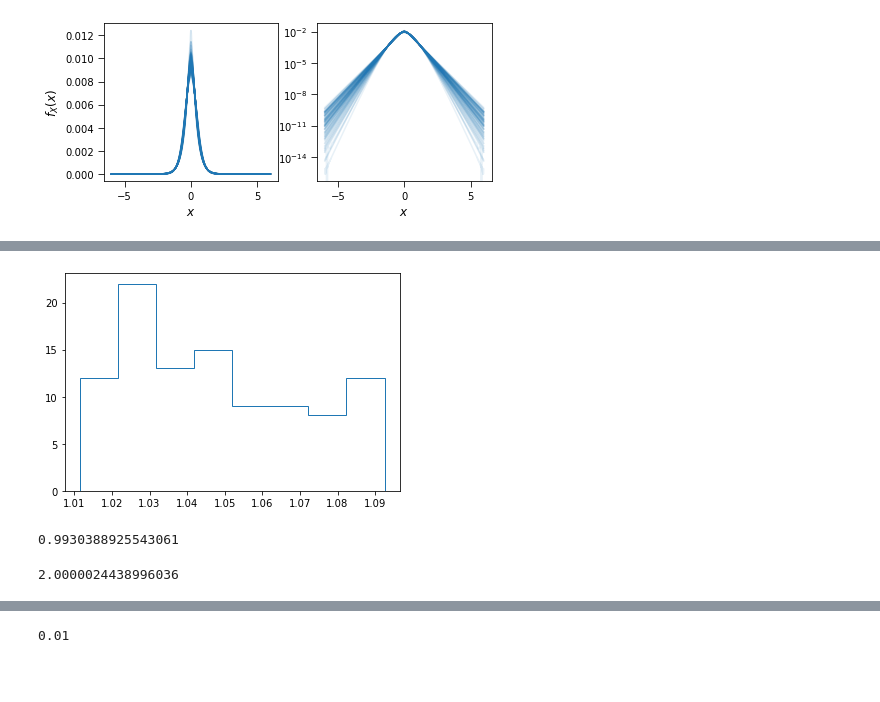
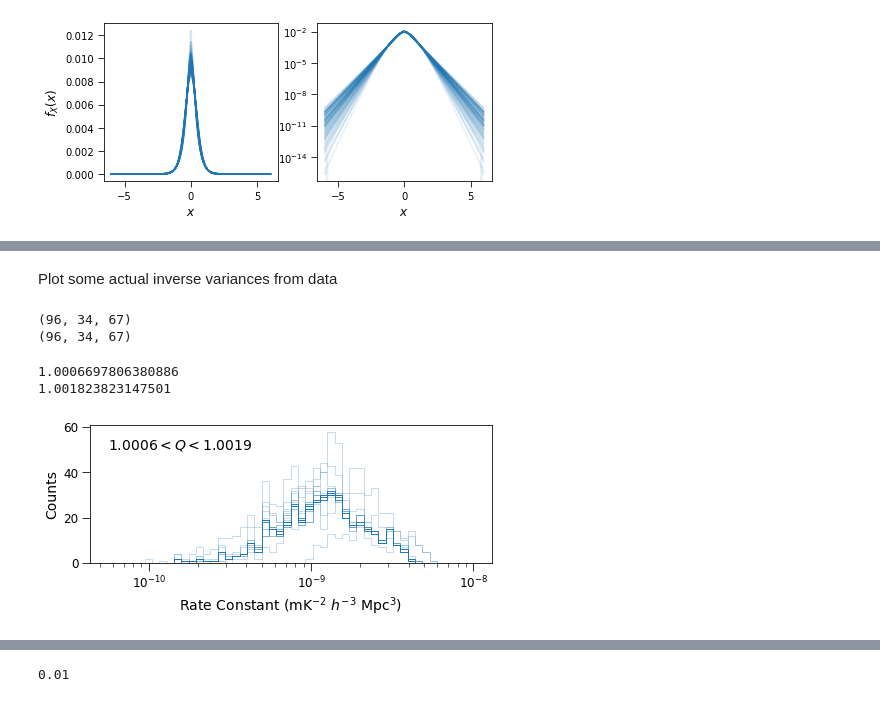
Before and after one commit to jlcbrown/FFT_hypoexp_comp, a Jupyter notebook: FFT_computation_testing.ipynb, the cells around one changed output, grey strips where cells are left out. Saved outputs shown, nothing was run; the diff lists cells and outputs as text; code cells hidden in the pictures; blank space fills up the shorter version.

Commit message:
Add epps hist

```diff
--- a/FFT_computation_testing.ipynb
+++ b/FFT_computation_testing.ipynb
@@ -567,13 +536,40 @@ for ns_ind, Nsum in enumerate([5, 10, 100]):
-# %%
-invs = np.array(invs)
-_, _, _ = plt.hist(invs, bins="auto", histtype="step")
-# %% [output]
-[figure, removed]
-# %%
-stats.laplace.cdf(2 * np.sqrt(2) * 1) / stats.norm.cdf(2)
-# %% [output]
-0.9930388925543061
-# %%
-stats.norm.isf((1 - 0.9545)/2)
-# %% [output]
-2.0000024438996036
+# %% [markdown]
+Plot some actual inverse variances from data
+# %%
+arr_dir = '../../ebar_work/weights_bin_arr_3d'
+bin_arr_fn = f"{arr_dir}/GS_all_obs_bin_arr_3d.npy"
+weights_arr_fn = f"{arr_dir}/GS_all_obs_weights_3d.npy"
+
+bin_arr = np.load(bin_arr_fn)
+weights_arr = np.load(weights_arr_fn)
+# %%
+print(bin_arr.shape)
+print(weights_arr.shape)
+# %% [output]
+(96, 34, 67)
+(96, 34, 67)
+# %%
+bins=np.logspace(-10.25, -8, num=51)
+binmid = (bins[:-1] + bins[1:]) * 0.5
+kbins = range(2, 97)
+conf_list = []
+fig, ax = plt.subplots(figsize=(6.5, 3))
+for bin_ind in kbins:
+    _, _, patches=  ax.hist(np.sqrt(weights_arr[bin_arr == bin_ind]), bins=bins, histtype='step', color='tab:blue', alpha=0.25)
+    lams = 10**9 * np.sqrt(weights_arr[bin_arr == bin_ind])
+    conf = get_conf_rat(lams, mode='avg')[0]
+    conf_list.append(conf)
+ax.set_xscale("log")
+ax.text(10**-10.25, 50, "$1.0006 < Q < 1.0019$", fontsize=14)
+ax.tick_params(labelsize=12, size=8)
+ax.tick_params(which='minor', size=4)
+ax.set_xlabel("Rate Constant (mK$^{-2}$ $h^{-3}$ Mpc$^3$)", fontsize=14)
+ax.set_ylabel("Counts", fontsize=14)
+print(np.amin(conf_list))
+print(np.amax(conf_list))
+fig.tight_layout()
+fig.savefig("epps_rate_constant_hist.pdf")
+# %% [output]
+1.0006697806380886
+1.001823823147501
+[figure, added]
```
Also changed, not shown: parts of 5 cells of this notebook.
